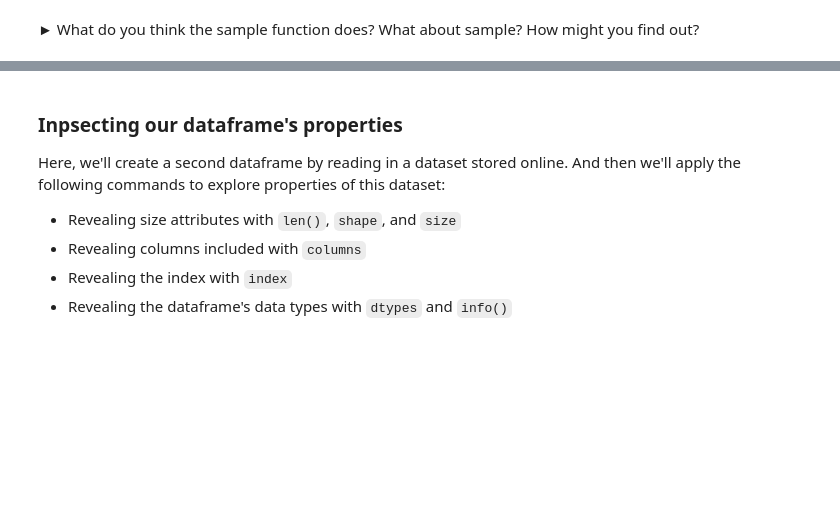
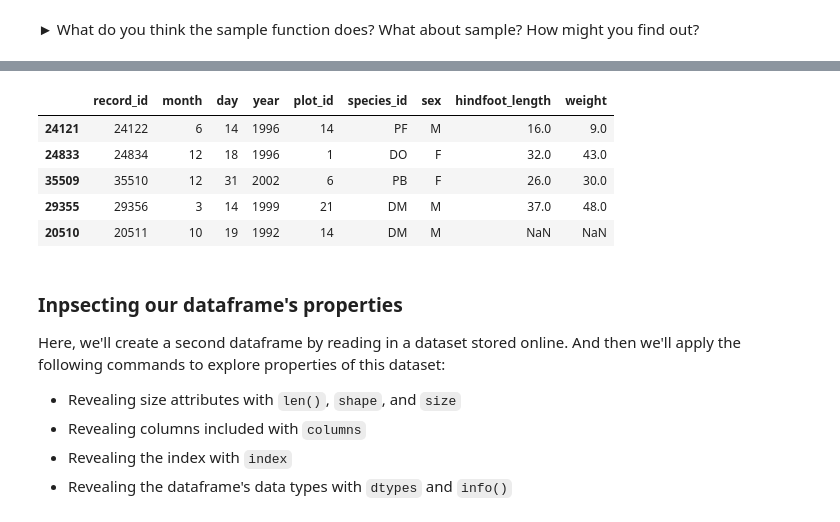
Before and after one commit to kelseybhusted/ScientificComputing, a Jupyter notebook: 2-Pandas/1-Exploring-data-with-Pandas.ipynb, the cells around one changed output, grey strips where cells are left out. Saved outputs shown, nothing was run; the diff lists cells and outputs as text; code cells hidden in the pictures; blank space fills up the shorter version.

```diff
--- a/2-Pandas/1-Exploring-data-with-Pandas.ipynb
+++ b/2-Pandas/1-Exploring-data-with-Pandas.ipynb
@@ -209,5 +224,14 @@ surveys_df.head()
 # %%
 #Try out the sample command (you need to specifiy number of records)
+#random grab of 5 rows from the data
+surveys_df.sample(5)
+# %% [output]
+|  | record_id | month | day | year | plot_id | species_id | sex | hindfoot_length | weight |
+| 24121 | 24122 | 6 | 14 | 1996 | 14 | PF | M | 16.0 | 9.0 |
+| 24833 | 24834 | 12 | 18 | 1996 | 1 | DO | F | 32.0 | 43.0 |
+| 35509 | 35510 | 12 | 31 | 2002 | 6 | PB | F | 26.0 | 30.0 |
+| 29355 | 29356 | 3 | 14 | 1999 | 21 | DM | M | 37.0 | 48.0 |
+| 20510 | 20511 | 10 | 19 | 1992 | 14 | DM | M | NaN | NaN |
 # %% [markdown]
 ### Inpsecting our dataframe's properties
 Here, we'll create a second dataframe by reading in a dataset stored online. And then we'll apply the following commands to explore properties of this dataset:
```
Also changed, not shown: parts of 45 cells of this notebook.
